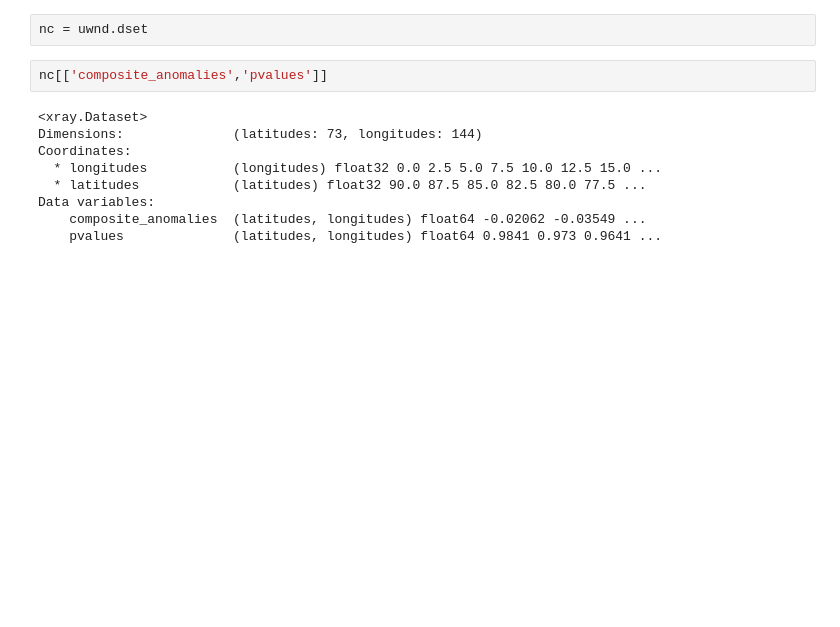
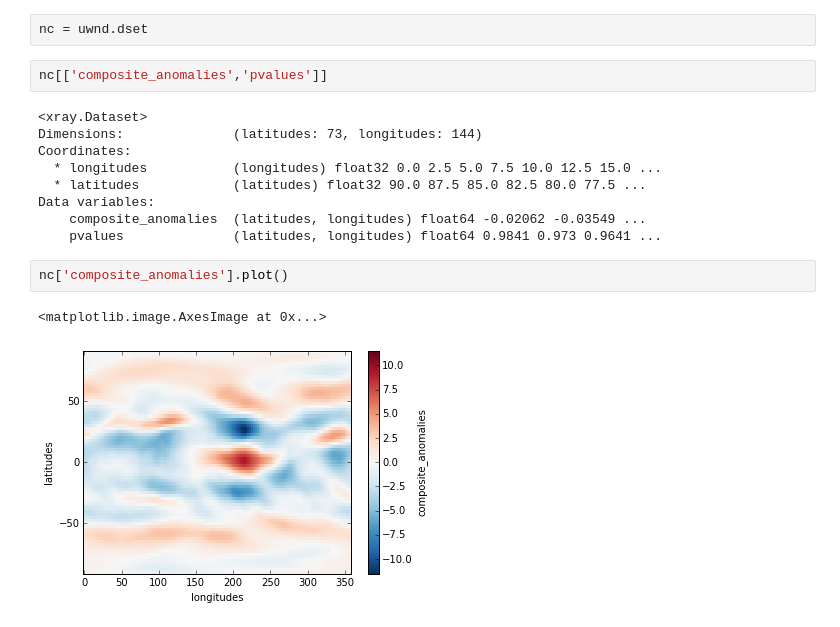
Before and after one commit to nicolasfauchereau/paleopy, a Jupyter notebook: docs/notebooks/proxy.ipynb, the cells around one changed output. Cells and saved outputs as stored; diff of their text form; blank space fills up the shorter version.

```diff
--- a/docs/notebooks/proxy.ipynb
+++ b/docs/notebooks/proxy.ipynb
@@ -214,3 +214,8 @@ Coordinates:
 Data variables:
     composite_anomalies  (latitudes, longitudes) float64 -0.02062 -0.03549 ...
     pvalues              (latitudes, longitudes) float64 0.9841 0.973 0.9641 ...
+# %%
+nc['composite_anomalies'].plot()
+# %% [output]
+<matplotlib.image.AxesImage at 0x...>
+[figure, added]
```
